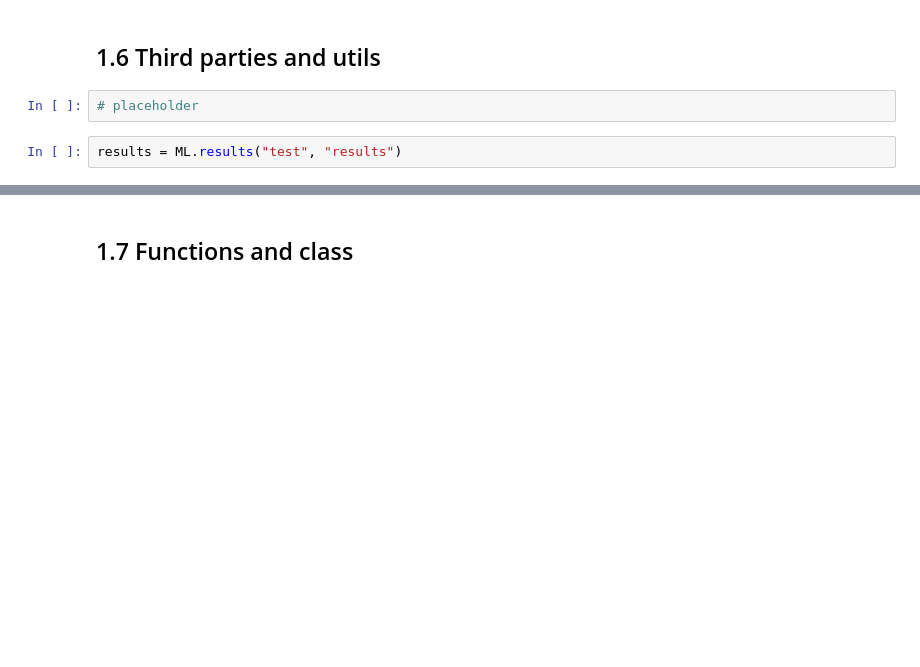
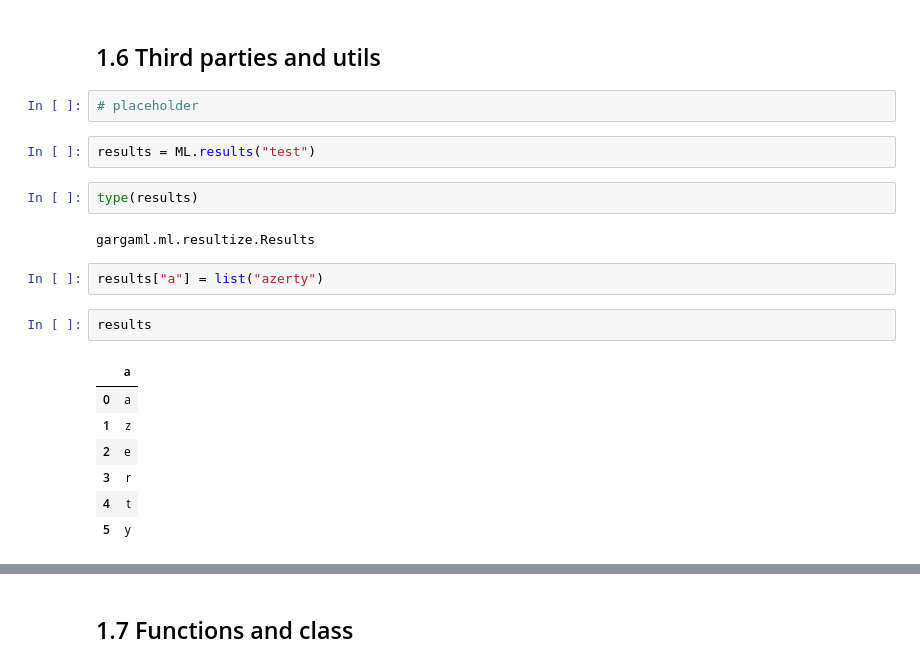
Before and after one commit to AlexandreGazagnes/gargaml, a Jupyter notebook: examples/seattle_modelisation.ipynb, the cells around one changed output, grey strips where cells are left out. Cells and saved outputs as stored; diff of their text form; blank space fills up the shorter version.

```diff
--- a/examples/seattle_modelisation.ipynb
+++ b/examples/seattle_modelisation.ipynb
@@ -155,4 +156,20 @@ warnings.filterwarnings(action="once")
 # %%
 # placeholder
 # %%
-results = ML.results("test", "results")
+results = ML.results("test")
+# %%
+type(results)
+# %% [output]
+gargaml.ml.resultize.Results
+# %%
+results["a"] = list("azerty")
+# %%
+results
+# %% [output]
+|  | a |
+| 0 | a |
+| 1 | z |
+| 2 | e |
+| 3 | r |
+| 4 | t |
+| 5 | y |
```
Also changed, not shown: parts of 9 cells of this notebook, 2 other files.
